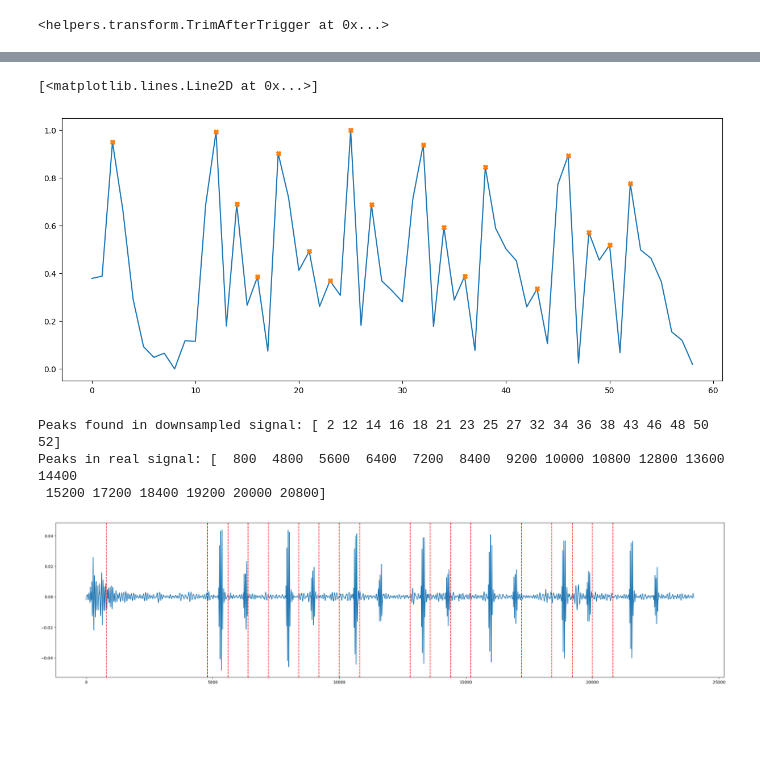
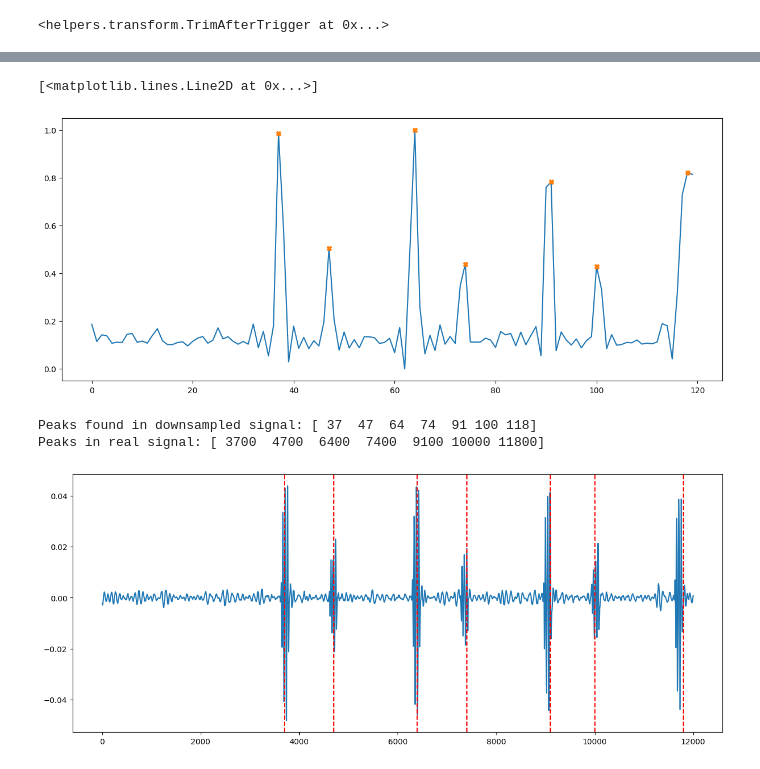
Before and after one commit to Afroefras/coratech, a Jupyter notebook: notebooks/SAM/sam_stethos.ipynb, the cells around one changed output, grey strips where cells are left out. Drawn from its saved outputs; the diff is of its cells as text; code cells hidden in the pictures; blank space fills up the shorter version.

Commit message:
It was not so hard to detect the first heartbeat from the stethoscope recording. Let's move with the mobile's one

```diff
--- a/notebooks/SAM/sam_stethos.ipynb
+++ b/notebooks/SAM/sam_stethos.ipynb
@@ -7,14 +8,14 @@ from helpers.path_utils import get_base_dir
 from helpers.transform import TrimAfterTrigger, min_max_scale
 from helpers.plot import plot_wavelet_spectrogram, plot_audio_fft
 # %%
-AUDIO_NAME = "SAM-Normal Heart Sounds 90 BPM.wav"
+AUDIO_NAME = "SAM-Normal Heart Sounds 90 BPM (1).wav"
 
 audio_dir = get_base_dir().joinpath("data", "stethos", "SAM", AUDIO_NAME)
 
 audio, sample_rate = torchaudio.load(str(audio_dir))
 print("Sample rate: ", sample_rate)
 
-plot_wavelet_spectrogram(audio.numpy(), sample_rate)#, downsample_factor=1)
+plot_wavelet_spectrogram(audio.numpy(), sample_rate)  # , downsample_factor=1)
 plot_audio_fft(audio.numpy(), sample_rate)
 
 Audio(audio, rate=sample_rate, autoplay=True)
@@ -26,8 +27,8 @@ Sample rate:  4000
 # %% [markdown]
 # Snippet to detect hearbeats
 # %%
-SECS = 6
-cut_on = SECS*sample_rate
+SECS = 3
+cut_on = SECS * sample_rate
 snippet = audio[:, :cut_on].clone()
 audio.shape, snippet.shape
 # %% [output]
@@ -59,8 +60,9 @@ plt.plot(abs_snippet.squeeze())
 # %%
-DOWNSAMPLE_FACTOR = 400
-downsampled = tat.downsample_audio(abs_snippet, DOWNSAMPLE_FACTOR)
+DOWNSAMPLE_FACTOR = 100
+downsampled = tat.downsample_audio(abs_snippet, DOWNSAMPLE_FACTOR).copy()
+scaled = tat.scale_audio(Tensor(downsampled), scaler=min_max_scale).squeeze()
 
 plt.figure(figsize=(15, 6))
-plt.plot(downsampled.squeeze())
+plt.plot(scaled.squeeze())
 # %% [output]
 [<matplotlib.lines.Line2D at 0x...>]
@@ -95,28 +71,27 @@ plt.plot(scaled_diff.squeeze())
 PEAKS_HEIGHT = 0.3
 PEAKS_PROMINENCE = 0.0001
 
-peaks, _ = find_peaks(scaled_diff, height=PEAKS_HEIGHT, prominence=PEAKS_PROMINENCE)
+peaks, _ = find_peaks(scaled, height=PEAKS_HEIGHT, prominence=PEAKS_PROMINENCE)
 
 plt.figure(figsize=(15, 6))
-plt.plot(scaled_diff)
-plt.plot(peaks, scaled_diff[peaks], "X")
+plt.plot(scaled)
+plt.plot(peaks, scaled[peaks], "X")
 # %% [output]
 [<matplotlib.lines.Line2D at 0x...>]
-[figure, old version]
+[figure, new version]
 # %%
 upsampled_peaks = peaks * DOWNSAMPLE_FACTOR
 print(f"Peaks found in downsampled signal: {peaks}")
 print(f"Peaks in real signal: {upsampled_peaks}")
 
-plt.figure(figsize=(30, 7))
+plt.figure(figsize=(15, 6))
 plt.plot(snippet.squeeze())
 
 for peak in upsampled_peaks:
     plt.axvline(x=peak, color="red", linestyle="--")
 
 plt.show()
 # %% [output]
-Peaks found in downsampled signal: [ 2 12 14 16 18 21 23 25 27 32 34 36 38 43 46 48 50 52]
-Peaks in real signal: [  800  4800  5600  6400  7200  8400  9200 10000 10800 12800 13600 14400
- 15200 17200 18400 19200 20000 20800]
+Peaks found in downsampled signal: [ 37  47  64  74  91 100 118]
+Peaks in real signal: [ 3700  4700  6400  7400  9100 10000 11800]
-[figure, old version]
+[figure, new version]
```
Also changed, not shown: parts of 9 cells of this notebook.
